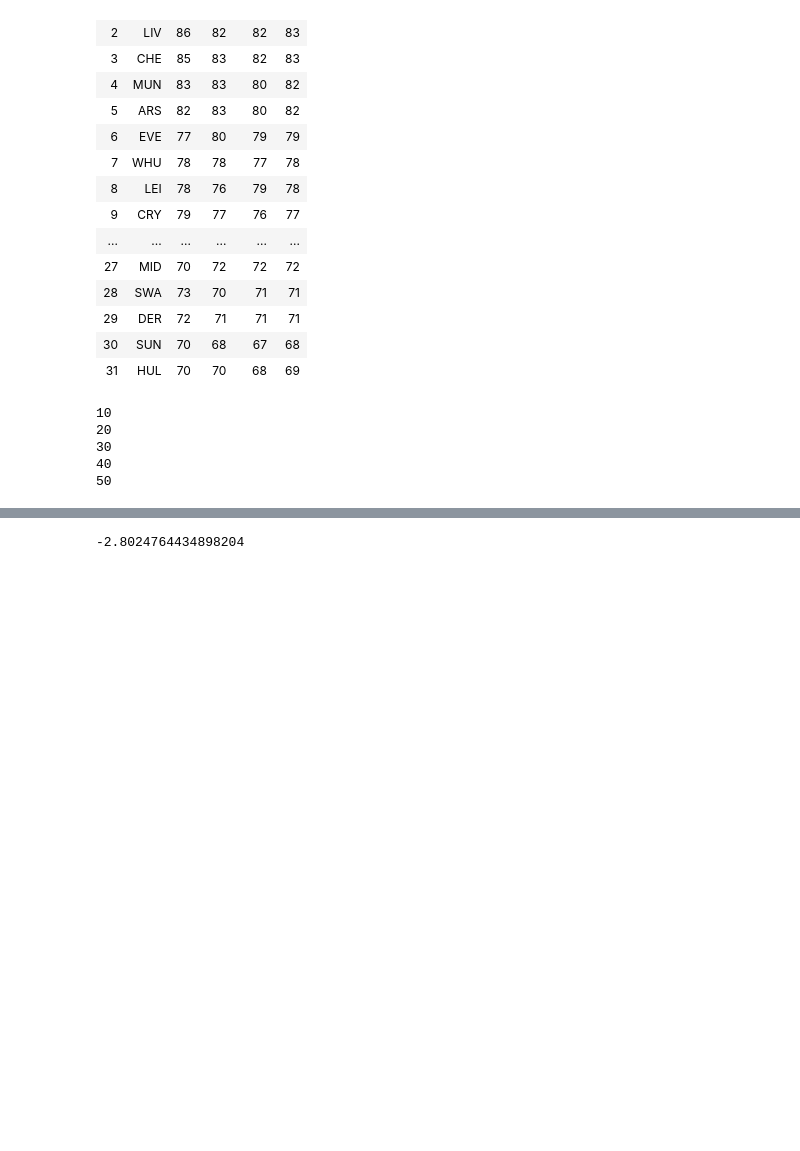
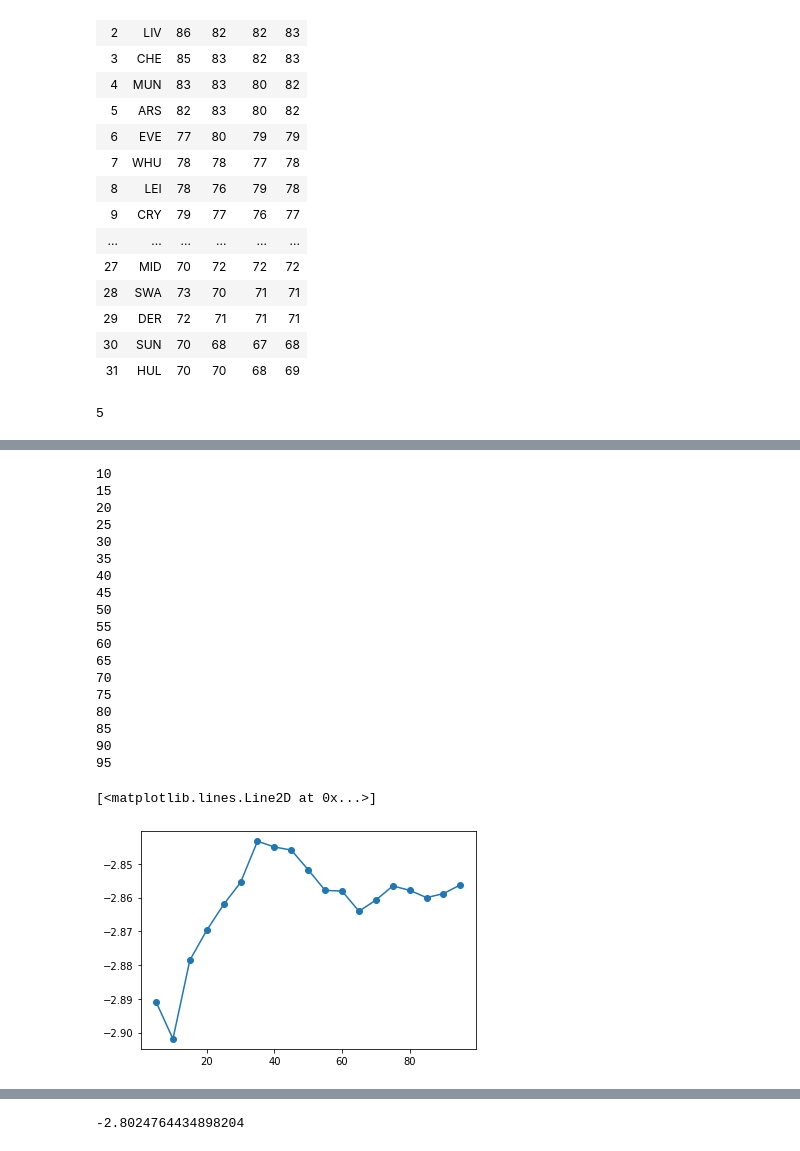
Before and after one commit to SeaNation/https-github.com-alan-turing-institute-AIrsenal, a Jupyter notebook: sandbox/team_model_number_matches.ipynb, the cells around one changed output, grey strips where cells are left out. Saved outputs shown, nothing was run; the diff lists cells and outputs as text; code cells hidden in the pictures; blank space fills up the shorter version.

```diff
--- a/sandbox/team_model_number_matches.ipynb
+++ b/sandbox/team_model_number_matches.ipynb
@@ -143,12 +143,13 @@ df_X
 | 30 | SUN | 70 | 68 | 67 | 68 |
 | 31 | HUL | 70 | 70 | 68 | 69 |
 # %%
-n_gw_predict = 3
-n_gw_fit = 6
+n_gw_fit_try = range(5,100,5)
+n_gw_predict = 6
 gw_index = 100
 
+
 scores = []
-for n_gw_fit in range(10,100,10):
+for n_gw_fit in n_gw_fit_try:
     print(n_gw_fit)
     fit_data = select_n_gw_before(gw_index, n_gw_fit)
 
@@ -160,10 +161,6 @@ for n_gw_fit in range(10,100,10):
     validate_data = select_n_gw_from(gw_index, n_gw_predict)
     scores.append(model_team.log_score(validate_data))
 
-plt.plot(range(5,50,5), scores, 'o-')
+plt.plot(n_gw_fit_try, scores, 'o-')
 # %% [output]
-10
-20
-30
-40
-50
+5
@@ -169,0 +169,20 @@ plt.plot(range(5,50,5), scores, 'o-')
+10
+15
+20
+25
+30
+35
+40
+45
+50
+55
+60
+65
+70
+75
+80
+85
+90
+95
+[<matplotlib.lines.Line2D at 0x...>]
+[figure, added]
```
Also changed, not shown: parts of 3 cells of this notebook.
